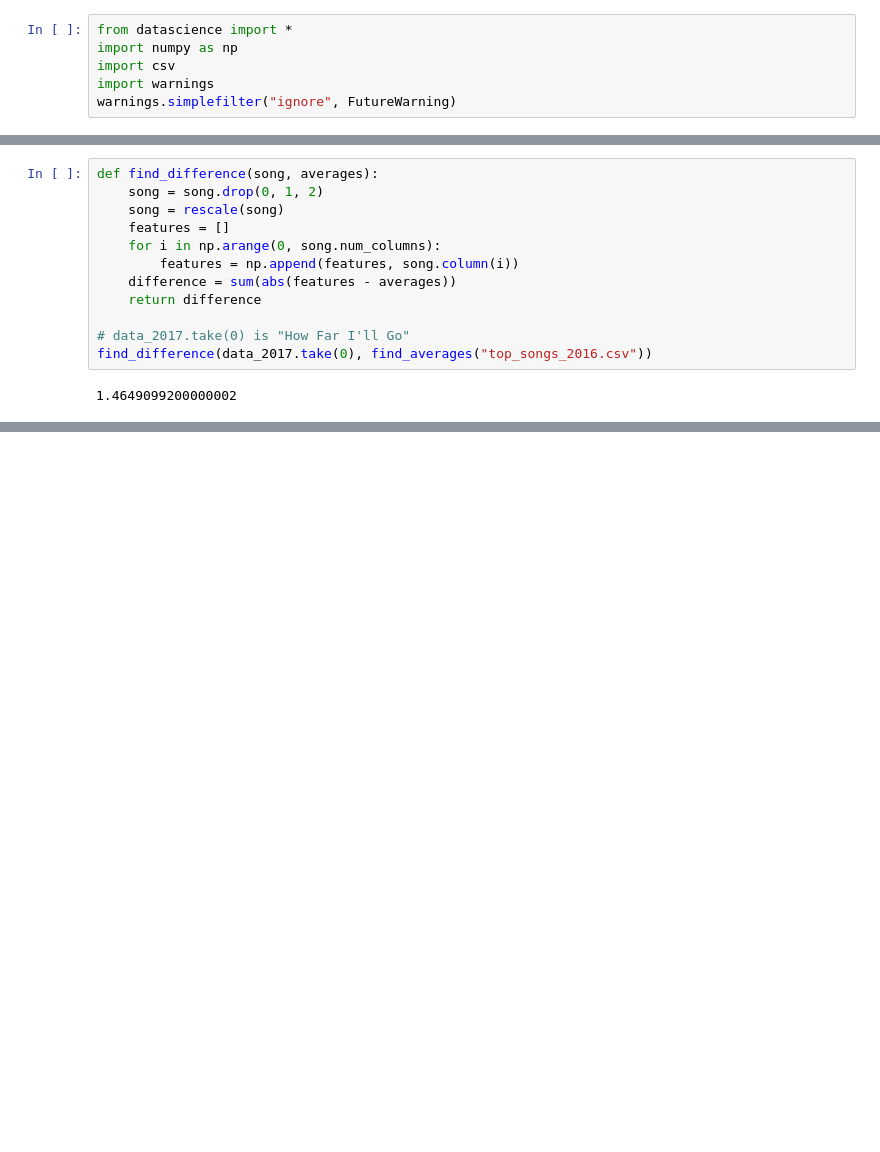
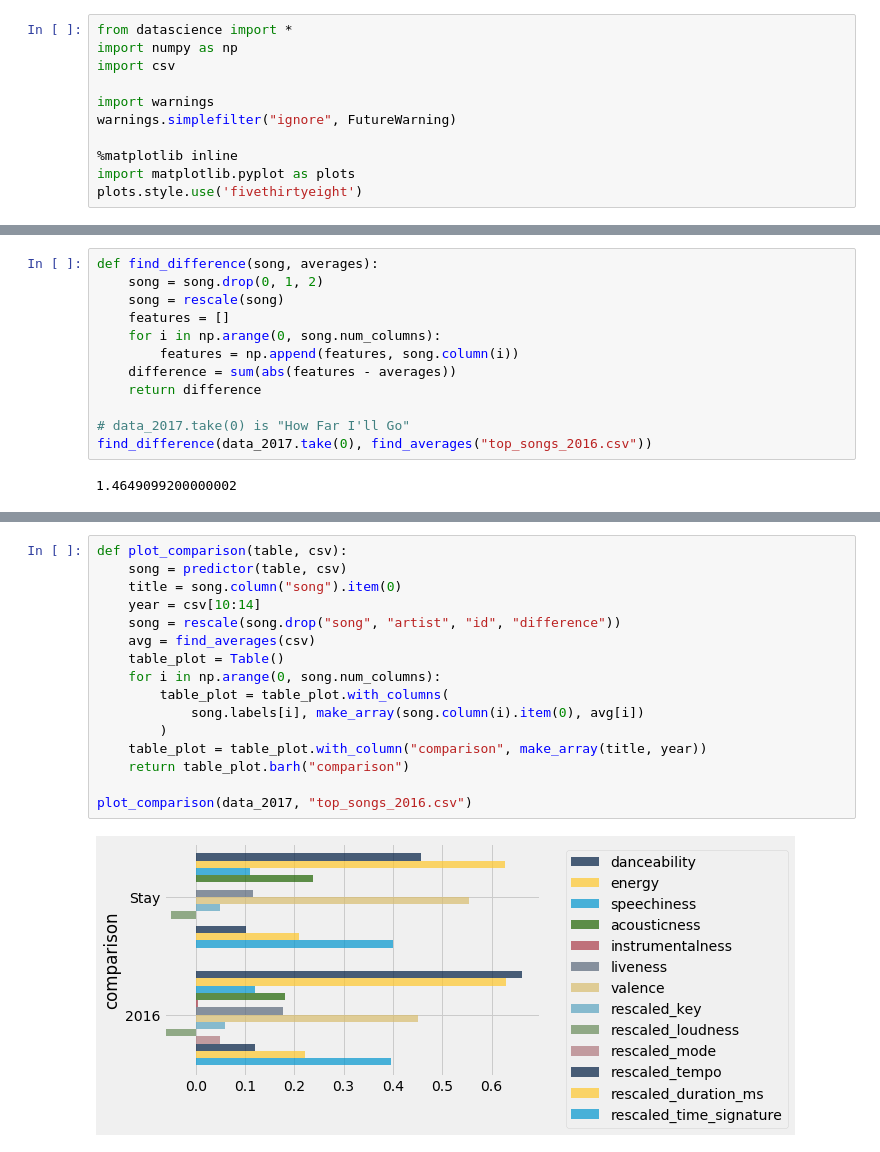
Before and after one commit to anatasiavela/Spot-the-Future, a Jupyter notebook: code/Predictor.ipynb, the cells around one changed output, grey strips where cells are left out. Drawn from its saved outputs; the diff is of its cells as text; blank space fills up the shorter version.

Commit message:
add plot_comparison

```diff
--- a/code/Predictor.ipynb
+++ b/code/Predictor.ipynb
@@ -22,8 +22,13 @@ Requirement already satisfied: MarkupSafe>=0.23 in /srv/app/venv/lib/python3.6/s
 from datascience import *
 import numpy as np
 import csv
+
 import warnings
 warnings.simplefilter("ignore", FutureWarning)
+
+%matplotlib inline
+import matplotlib.pyplot as plots
+plots.style.use('fivethirtyeight')
 # %%
 data_2017 = Table.read_table("top_songs_2017.csv")
 data_2017
@@ -110,3 +115,21 @@ predictor(data_2017, "top_songs_2016.csv")
 # %% [output]
 | song | artist | id | danceability | energy | key | loudness | mode | speechiness | acousticness | ... |
 | Stay | Zedd & Alessia Cara | 6uBhi9gBXWjanegOb2Phh0 | 0.457 | 0.627 | 5 | -5.091 | 0 | 0.111 | 0.238 | ... |
+# %%
+def plot_comparison(table, csv):
+    song = predictor(table, csv)
+    title = song.column("song").item(0)
+    year = csv[10:14]
+    song = rescale(song.drop("song", "artist", "id", "difference"))
+    avg = find_averages(csv)
+    table_plot = Table()
+    for i in np.arange(0, song.num_columns):
+        table_plot = table_plot.with_columns(
+            song.labels[i], make_array(song.column(i).item(0), avg[i])
+        )
+    table_plot = table_plot.with_column("comparison", make_array(title, year))
+    return table_plot.barh("comparison")
+
+plot_comparison(data_2017, "top_songs_2016.csv")
+# %% [output]
+[figure, added]
```
Also changed, not shown: parts of 1 cell of this notebook.
